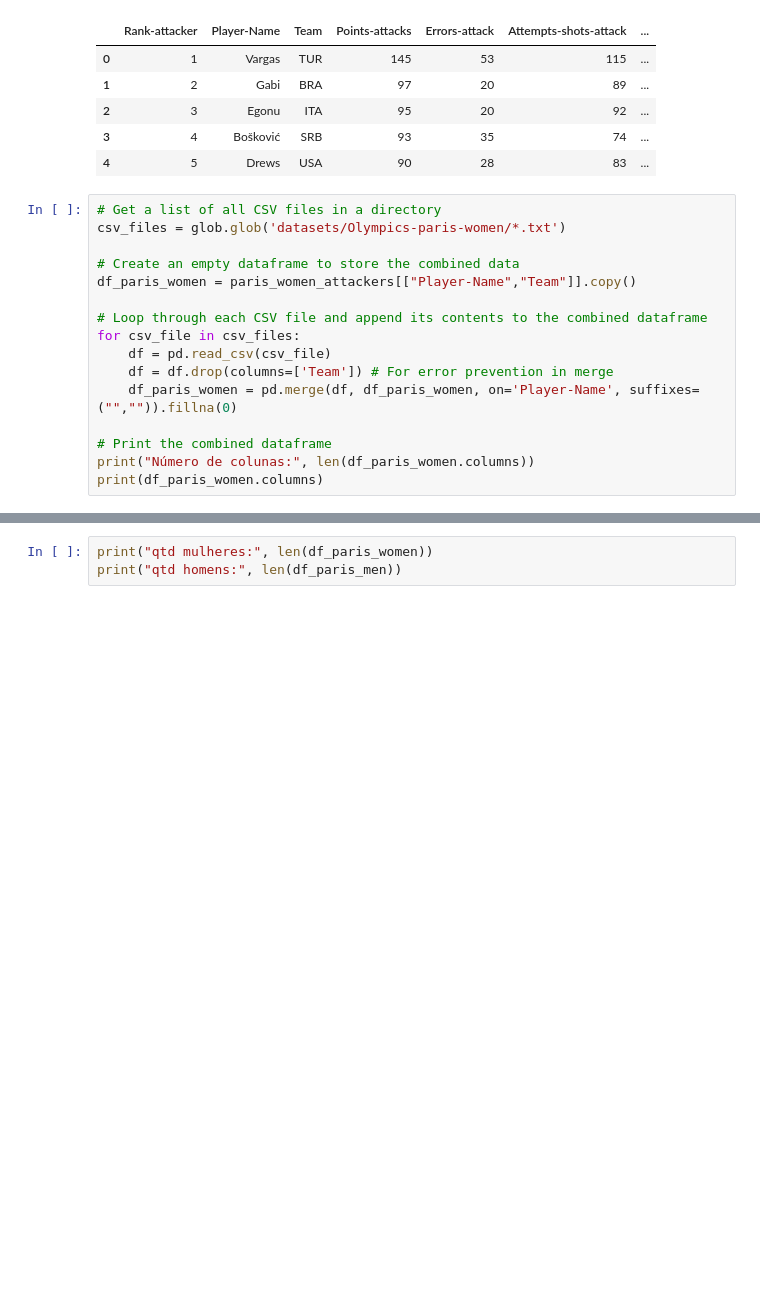
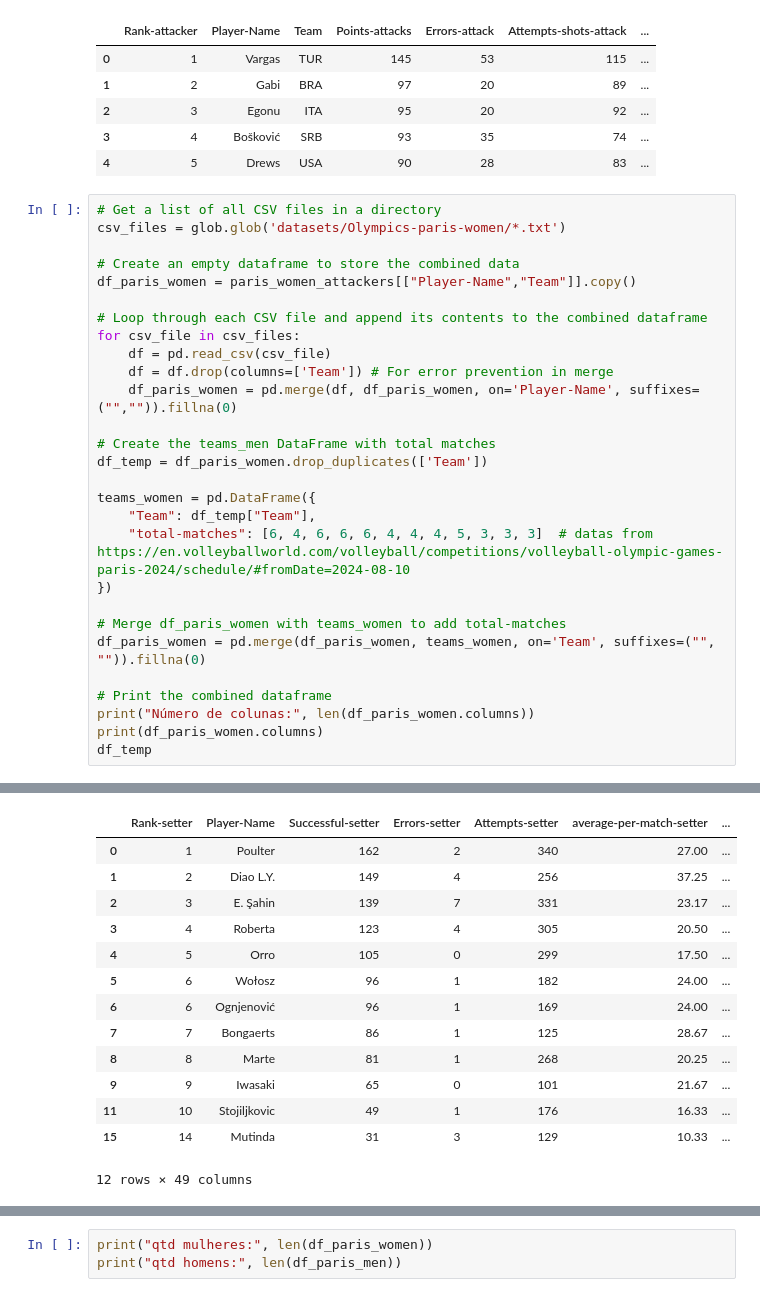
Before and after one commit to Malu-L/Projeto-DataVis, a Jupyter notebook: ECVD_2/main.ipynb, the cells around one changed output, grey strips where cells are left out. Saved outputs shown, nothing was run; the diff lists cells and outputs as text; blank space fills up the shorter version.

```diff
--- a/ECVD_2/main.ipynb
+++ b/ECVD_2/main.ipynb
@@ -89,7 +118,19 @@ for csv_file in csv_files:
     df = df.drop(columns=['Team']) # For error prevention in merge
     df_paris_women = pd.merge(df, df_paris_women, on='Player-Name', suffixes=("","")).fillna(0)
 
+# Create the teams_men DataFrame with total matches
+df_temp = df_paris_women.drop_duplicates(['Team'])
+
+teams_women = pd.DataFrame({
+    "Team": df_temp["Team"],
+    "total-matches": [6, 4, 6, 6, 6, 4, 4, 4, 5, 3, 3, 3]  # datas from https://en.volleyballworld.com/volleyball/competitions/volleyball-olympic-games-paris-2024/schedule/#fromDate=2024-08-10
+})
+
+# Merge df_paris_women with teams_women to add total-matches
+df_paris_women = pd.merge(df_paris_women, teams_women, on='Team', suffixes=("", "")).fillna(0)
+
 # Print the combined dataframe
 print("Número de colunas:", len(df_paris_women.columns))
 print(df_paris_women.columns)
+df_temp
 # %% [output]
@@ -112 +153,15 @@ Index(['Rank-setter', 'Player-Name', 'Successful-setter', 'Errors-setter',
       dtype='object')
+|  | Rank-setter | Player-Name | Successful-setter | Errors-setter | Attempts-setter | average-per-match-setter | ... |
+| 0 | 1 | Poulter | 162 | 2 | 340 | 27.00 | ... |
+| 1 | 2 | Diao L.Y. | 149 | 4 | 256 | 37.25 | ... |
+| 2 | 3 | E. Şahin | 139 | 7 | 331 | 23.17 | ... |
+| 3 | 4 | Roberta | 123 | 4 | 305 | 20.50 | ... |
+| 4 | 5 | Orro | 105 | 0 | 299 | 17.50 | ... |
+| 5 | 6 | Wołosz | 96 | 1 | 182 | 24.00 | ... |
+| 6 | 6 | Ognjenović | 96 | 1 | 169 | 24.00 | ... |
+| 7 | 7 | Bongaerts | 86 | 1 | 125 | 28.67 | ... |
+| 8 | 8 | Marte | 81 | 1 | 268 | 20.25 | ... |
+| 9 | 9 | Iwasaki | 65 | 0 | 101 | 21.67 | ... |
+| 11 | 10 | Stojiljkovic | 49 | 1 | 176 | 16.33 | ... |
+| 15 | 14 | Mutinda | 31 | 3 | 129 | 10.33 | ... |
+12 rows × 49 columns
```
Also changed, not shown: parts of 6 cells of this notebook.
